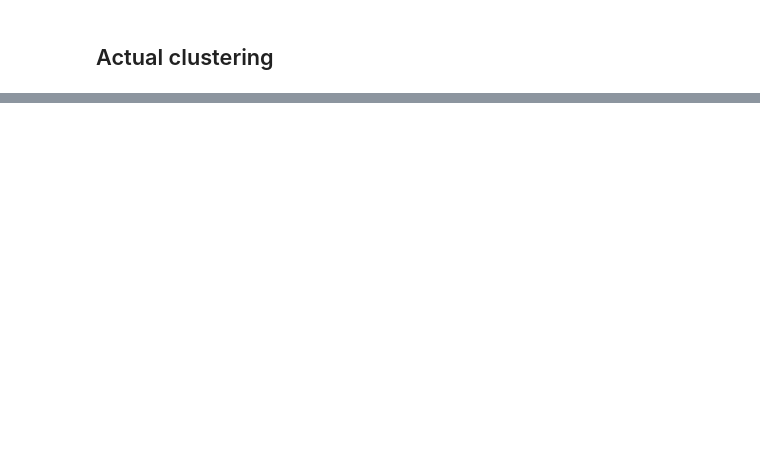
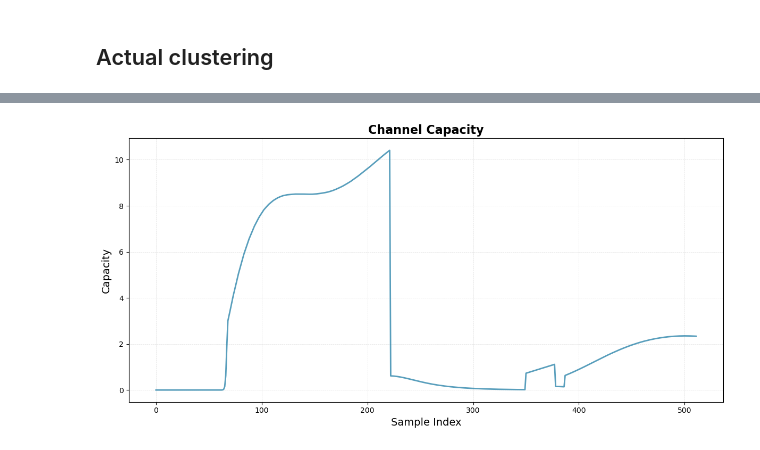
Before and after one commit to bencekaszas/ITT23-MIMO-processing, a Jupyter notebook: clustering.ipynb, the cells around one changed output, grey strips where cells are left out. Cells and saved outputs as stored; diff of their text form; code cells hidden in the pictures; blank space fills up the shorter version.

```diff
--- a/clustering.ipynb
+++ b/clustering.ipynb
@@ -149,0 +133,11 @@ IndexError: boolean index did not match indexed array along axis 0; size of axis
+# %%
+plt.figure(figsize=(12, 6))
+plt.plot(capacity_data, linewidth=2, color='#2E86AB', alpha=0.8)
+plt.title('Channel Capacity', fontsize=16, fontweight='bold')
+plt.xlabel('Sample Index', fontsize=14)
+plt.ylabel('Capacity', fontsize=14)
+plt.grid(True, which='both', linestyle='--', linewidth=0.5, alpha=0.4)
+plt.tight_layout()
+plt.show()
+# %% [output]
+[figure, added]
```
Also changed, not shown: parts of 13 cells of this notebook, 12 other files.
